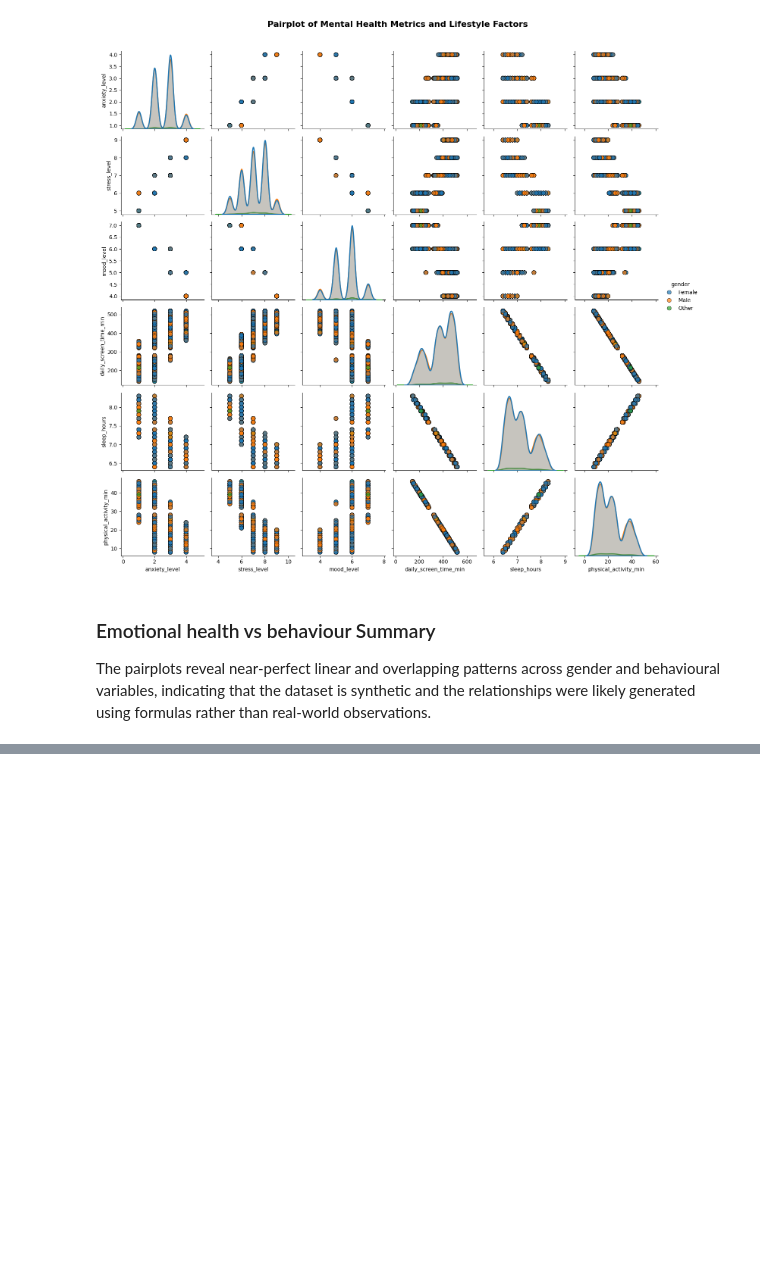
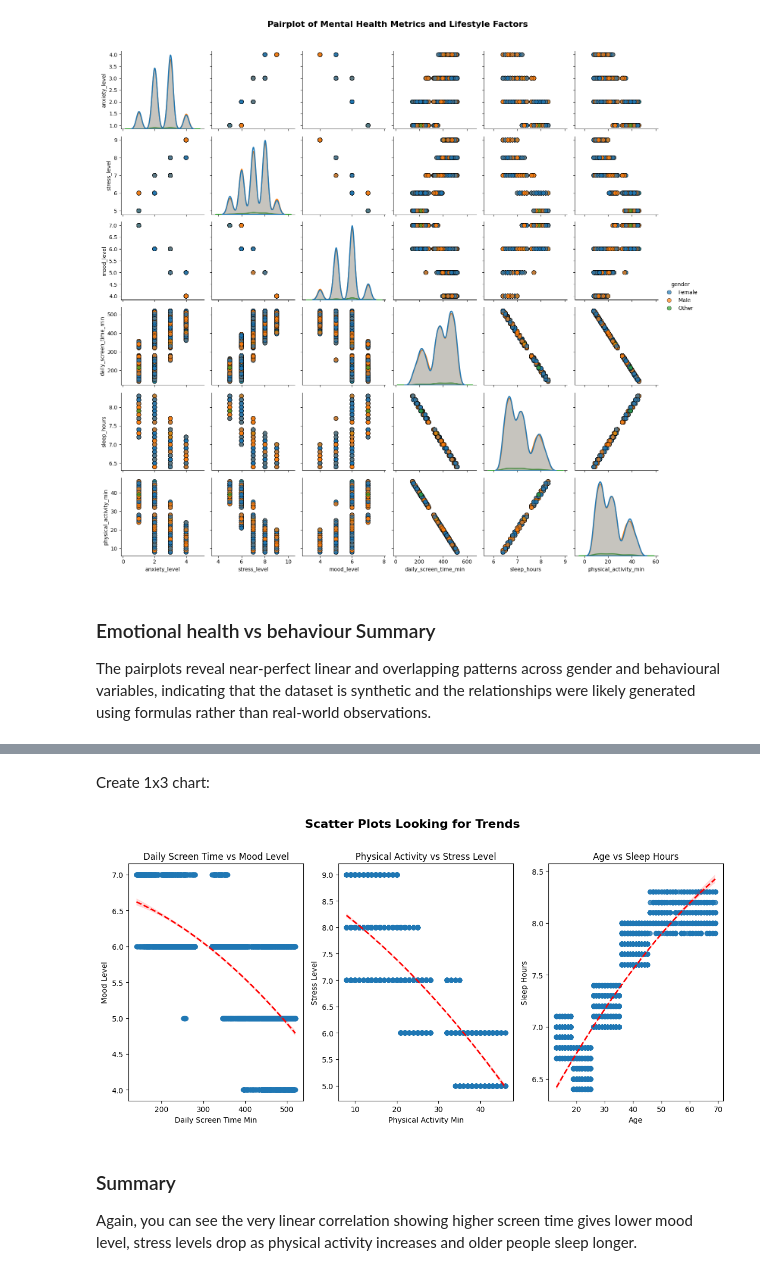
Before and after one commit to petedanielsmith/social-media-effect-on-mental-health, a Jupyter notebook: jupyter_notebooks/02_eda_exploratory_data_analysis.ipynb, the cells around one changed output, grey strips where cells are left out. Cells and saved outputs as stored; diff of their text form; code cells hidden in the pictures; blank space fills up the shorter version.

Commit message:
Add scatter charts with trend lines to NB02 (#25)

```diff
--- a/jupyter_notebooks/02_eda_exploratory_data_analysis.ipynb
+++ b/jupyter_notebooks/02_eda_exploratory_data_analysis.ipynb
@@ -142,0 +149,53 @@ The pairplots reveal near-perfect linear and overlapping patterns across gender
+# %%
+def plot_single_scatter(axes, df, x, y, title):
+    '''
+    Plots a single scatter plot on the given axes.
+
+    Parameters:
+    - axes: matplotlib axes object where the plot will be drawn.
+    - df: DataFrame containing the data.
+    - x: Column name for the x-axis.
+    - y: Column name for the y-axis.
+    - title: Title of the scatter plot.
+    Returns:
+    - None
+    '''
+
+    # Using regplot to add a regression line to the scatter plot
+    sns.regplot(
+        data=df,
+        x=x,
+        y=y,
+        ax=axes,
+        line_kws={"color": "red", "linestyle": "--", "linewidth": 2},
+        order=2
+    )
+    axes.set_title(title)
+    axes.set_xlabel(x.replace('_', ' ').title())
+    axes.set_ylabel(y.replace('_', ' ').title())
+# %% [markdown]
+Create 1x3 chart:
+# %%
+# Create subplots
+fig, axs = plt.subplots(1, 3, figsize=(12, 6))
+
+# Add scatter plots
+plot_single_scatter(axs[0], df, 'daily_screen_time_min', 'mood_level', 'Daily Screen Time vs Mood Level')
+plot_single_scatter(axs[1], df, 'physical_activity_min', 'stress_level', 'Physical Activity vs Stress Level')
+plot_single_scatter(axs[2], df, 'age', 'sleep_hours', 'Age vs Sleep Hours')
+
+# Add overall title
+fig.suptitle('Scatter Plots Looking for Trends', fontsize=16, fontweight='bold')
+
+# Adjust spacing for suptitle
+plt.tight_layout(rect=[0, 0, 1, 0.96])
+
+# Save figure and show
+plt.savefig('../charts/scatter_plots_looking_for_trends.png')
+plt.show()
+# %% [output]
+[figure, added]
+# %% [markdown]
+### Summary
+
+Again, you can see the very linear correlation showing higher screen time gives lower mood level, stress levels drop as physical activity increases and older people sleep longer.
```
Also changed, not shown: parts of 1 cell of this notebook, 1 other file.
